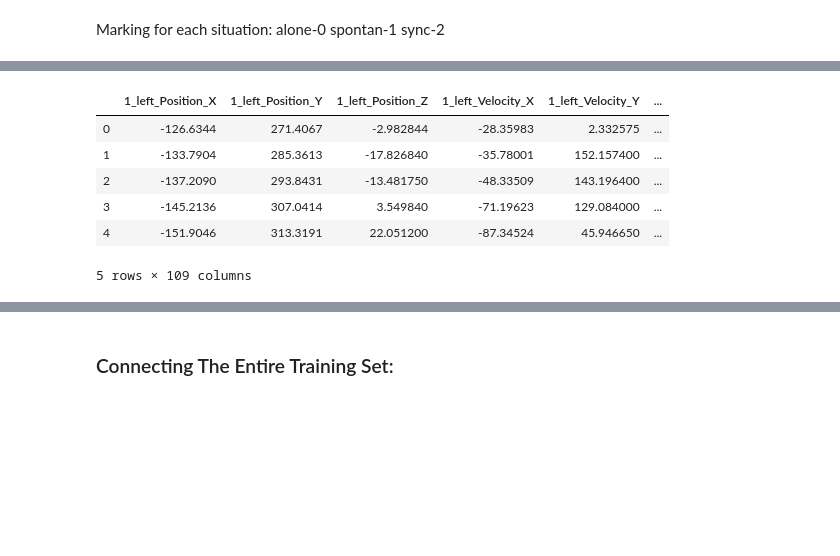
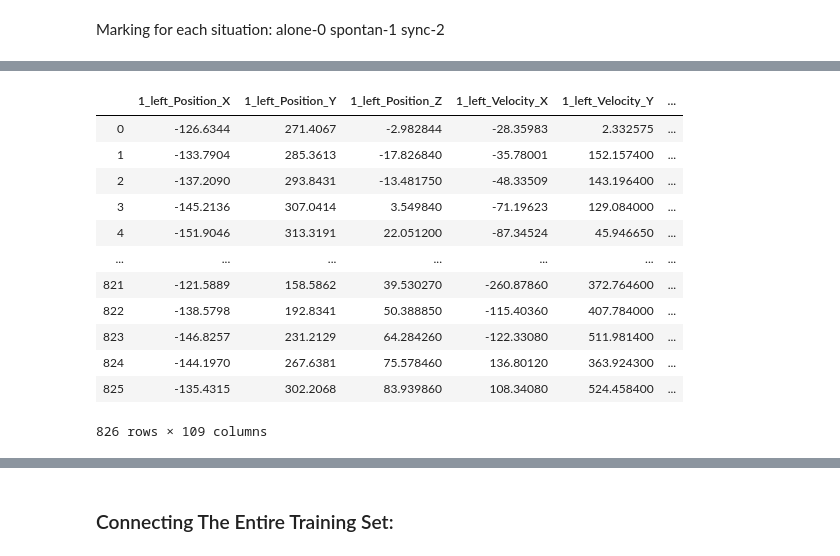
Before and after one commit to nofaryos/Project-Data-visualization, a Jupyter notebook: Project_part2.ipynb, the cells around one changed output, grey strips where cells are left out. Drawn from its saved outputs; the diff is of its cells as text; code cells hidden in the pictures; blank space fills up the shorter version.

```diff
--- a/Project_part2.ipynb
+++ b/Project_part2.ipynb
@@ -177,15 +183,21 @@ df_data1.head()
 # %%
 df_data2=Data_set(df_Spontan2)
 df_data2['Situation']=1
-df_data2.head()
+df_data2
 # %% [output]
 |  | 1_left_Position_X | 1_left_Position_Y | 1_left_Position_Z | 1_left_Velocity_X | 1_left_Velocity_Y | ... |
 | 0 | -126.6344 | 271.4067 | -2.982844 | -28.35983 | 2.332575 | ... |
 | 1 | -133.7904 | 285.3613 | -17.826840 | -35.78001 | 152.157400 | ... |
 | 2 | -137.2090 | 293.8431 | -13.481750 | -48.33509 | 143.196400 | ... |
 | 3 | -145.2136 | 307.0414 | 3.549840 | -71.19623 | 129.084000 | ... |
 | 4 | -151.9046 | 313.3191 | 22.051200 | -87.34524 | 45.946650 | ... |
+| ... | ... | ... | ... | ... | ... | ... |
+| 821 | -121.5889 | 158.5862 | 39.530270 | -260.87860 | 372.764600 | ... |
+| 822 | -138.5798 | 192.8341 | 50.388850 | -115.40360 | 407.784000 | ... |
+| 823 | -146.8257 | 231.2129 | 64.284260 | -122.33080 | 511.981400 | ... |
+| 824 | -144.1970 | 267.6381 | 75.578460 | 136.80120 | 363.924300 | ... |
+| 825 | -135.4315 | 302.2068 | 83.939860 | 108.34080 | 524.458400 | ... |
-5 rows × 109 columns
+826 rows × 109 columns
 # %%
 df_data3=Data_set(df_Sync1)
 df_data3['Situation']=2
```
Also changed, not shown: parts of 16 cells of this notebook.
